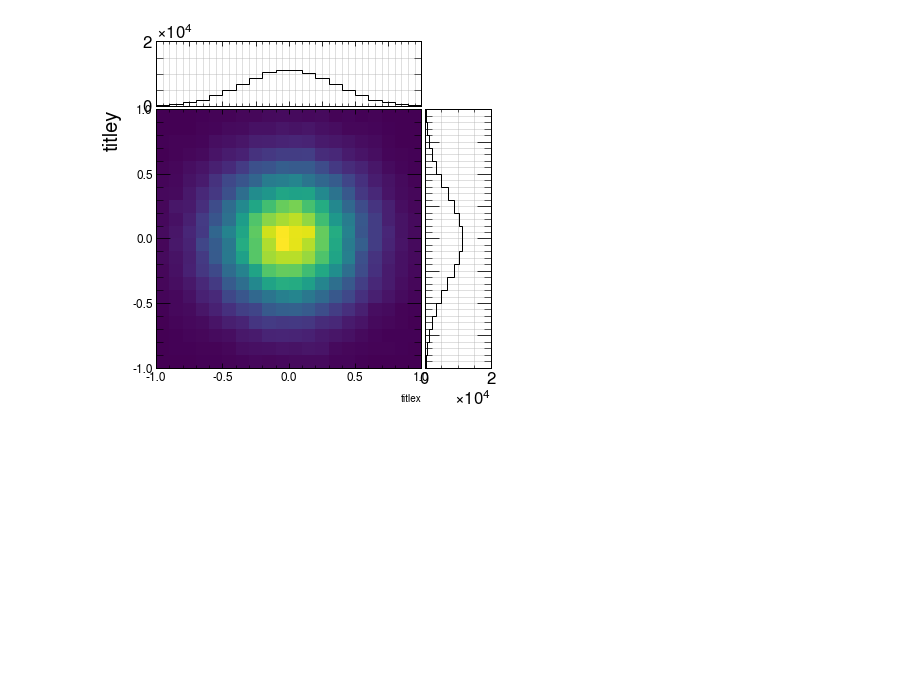
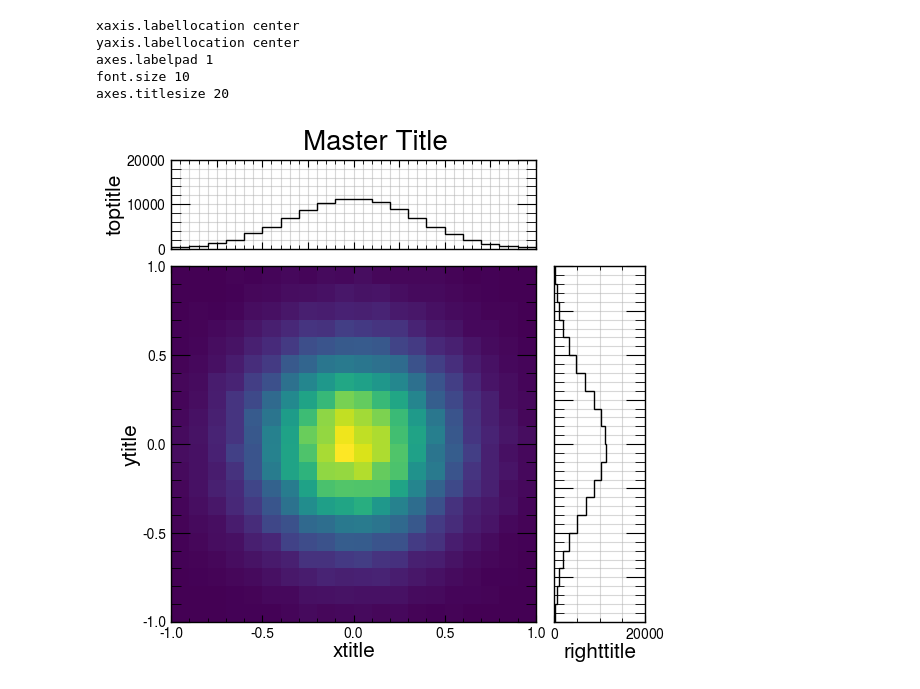
Before and after one commit to MoAly98/Pythium, a Jupyter notebook: plotting_misc/pythprojection_test.ipynb, the cells around one changed output. Cells and saved outputs as stored; diff of their text form; code cells hidden in the pictures; blank space fills up the shorter version.

```diff
--- a/plotting_misc/pythprojection_test.ipynb
+++ b/plotting_misc/pythprojection_test.ipynb
@@ -136,11 +162,18 @@ class PythProjection(EmptyPlot):
         self.projection_plot()
         # self.fig.set_tight_layout(True) # tightlayout might be useful?
 # %%
-plot = PythProjection(size=(6,6))
+my_dict={"axes.titlesize": 20}
+
+plot = PythProjection(size=(6,6), title='Master Title', spacing=0.08, rcp_kw=my_dict)
 plot.fill(hist)
 # plot.set_axis_fontsize(12)
-plot.axes_labels(mainy='titley', mainx='titlex')
-# mpl.rc("axes", titlesize=1)
+plot.axes_labels(15, ymain='ytitle', xmain='xtitle', xright='righttitle', ytop='toptitle')
+plot.put_grid()
 plot.display()
 # %% [output]
+xaxis.labellocation center
+yaxis.labellocation center
+axes.labelpad 1
+font.size 10
+axes.titlesize 20
-[figure, old version]
+[figure, new version]
```
Also changed, not shown: parts of 2 cells of this notebook, 3 other files.
